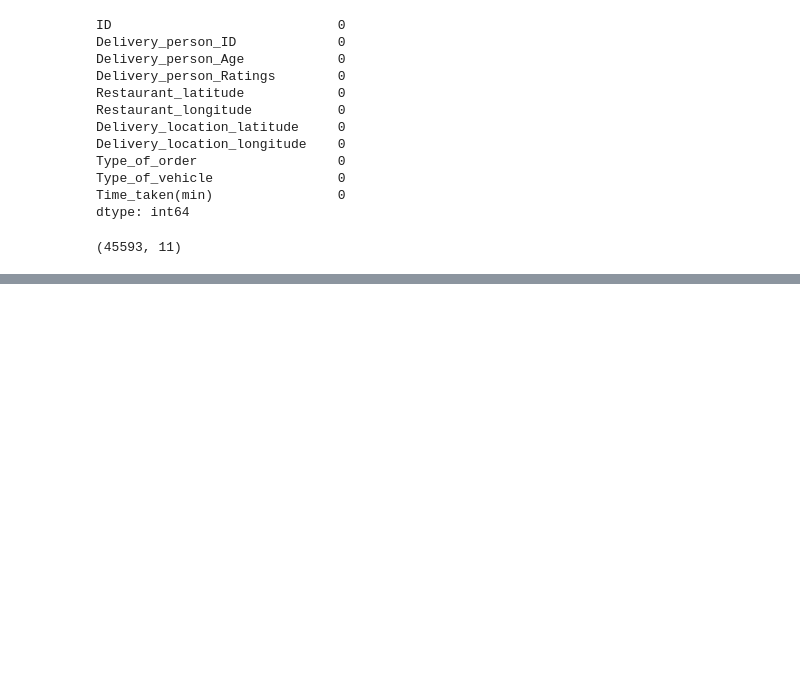
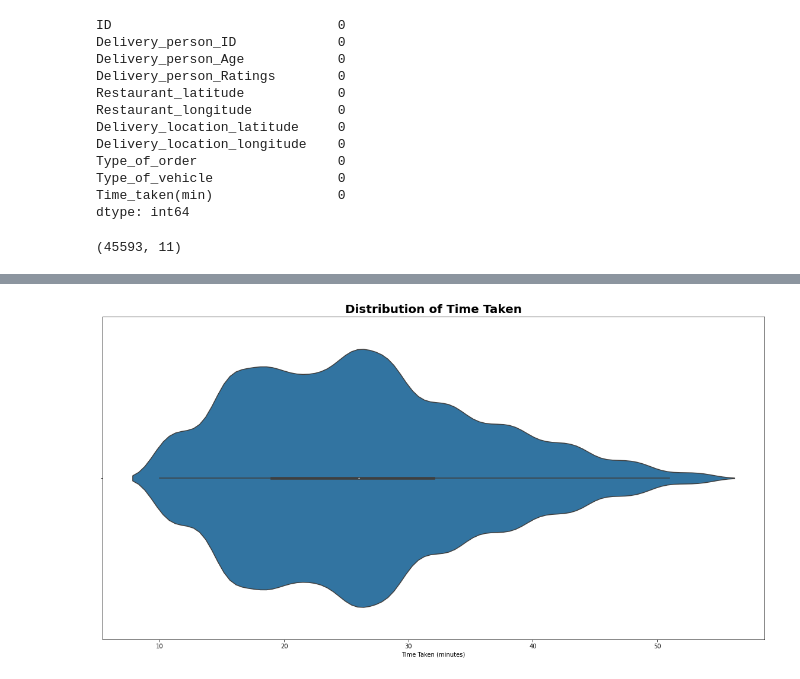
Before and after one commit to AlbertHunduza/DelivTimeAI, a Jupyter notebook: EDA.ipynb, the cells around one changed output, grey strips where cells are left out. Cells and saved outputs as stored; diff of their text form; code cells hidden in the pictures; blank space fills up the shorter version.

```diff
--- a/EDA.ipynb
+++ b/EDA.ipynb
@@ -66,0 +213,17 @@ deliv_df.shape
+# %%
+# Set the figure size
+plt.figure(figsize=(20, 10))
+
+# Create the violin plot
+sns.violinplot(x=deliv_df["Time_taken(min)"])
+
+# Set the x-axis label
+plt.xlabel("Time Taken (minutes)")
+
+# Set the title
+plt.title("Distribution of Time Taken", fontsize=20, fontweight='bold', color = 'black')
+
+# Display the plot
+plt.show()
+# %% [output]
+[figure, added]
```
Also changed, not shown: parts of 17 cells of this notebook.
